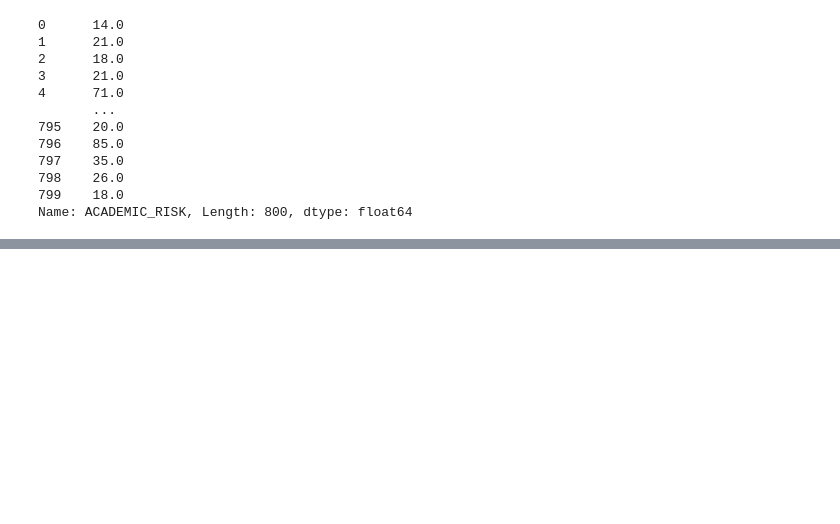
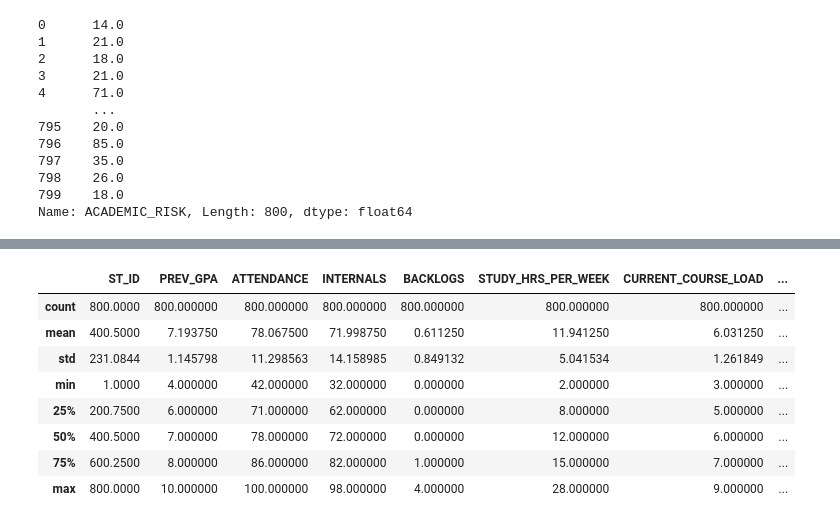
Before and after one commit to gys260707/Student_Academic_Risk_Predictor, a Jupyter notebook: m5_aca_risk_pred.ipynb, the cells around one changed output, grey strips where cells are left out. Drawn from its saved outputs; the diff is of its cells as text; code cells hidden in the pictures; blank space fills up the shorter version.

```diff
--- a/m5_aca_risk_pred.ipynb
+++ b/m5_aca_risk_pred.ipynb
@@ -127,0 +128,13 @@ array([ 52.33577869,  18.39291154,  48.91762918, 103.84918694,
+# %%
+#With scaling and removing outliers
+df.describe()
+# %% [output]
+|  | ST_ID | PREV_GPA | ATTENDANCE | INTERNALS | BACKLOGS | STUDY_HRS_PER_WEEK | CURRENT_COURSE_LOAD | ... |
+| count | 800.0000 | 800.000000 | 800.000000 | 800.000000 | 800.000000 | 800.000000 | 800.000000 | ... |
+| mean | 400.5000 | 7.193750 | 78.067500 | 71.998750 | 0.611250 | 11.941250 | 6.031250 | ... |
+| std | 231.0844 | 1.145798 | 11.298563 | 14.158985 | 0.849132 | 5.041534 | 1.261849 | ... |
+| min | 1.0000 | 4.000000 | 42.000000 | 32.000000 | 0.000000 | 2.000000 | 3.000000 | ... |
+| 25% | 200.7500 | 6.000000 | 71.000000 | 62.000000 | 0.000000 | 8.000000 | 5.000000 | ... |
+| 50% | 400.5000 | 7.000000 | 78.000000 | 72.000000 | 0.000000 | 12.000000 | 6.000000 | ... |
+| 75% | 600.2500 | 8.000000 | 86.000000 | 82.000000 | 1.000000 | 15.000000 | 7.000000 | ... |
+| max | 800.0000 | 10.000000 | 100.000000 | 98.000000 | 4.000000 | 28.000000 | 9.000000 | ... |
```
Also changed, not shown: parts of 10 cells of this notebook.
